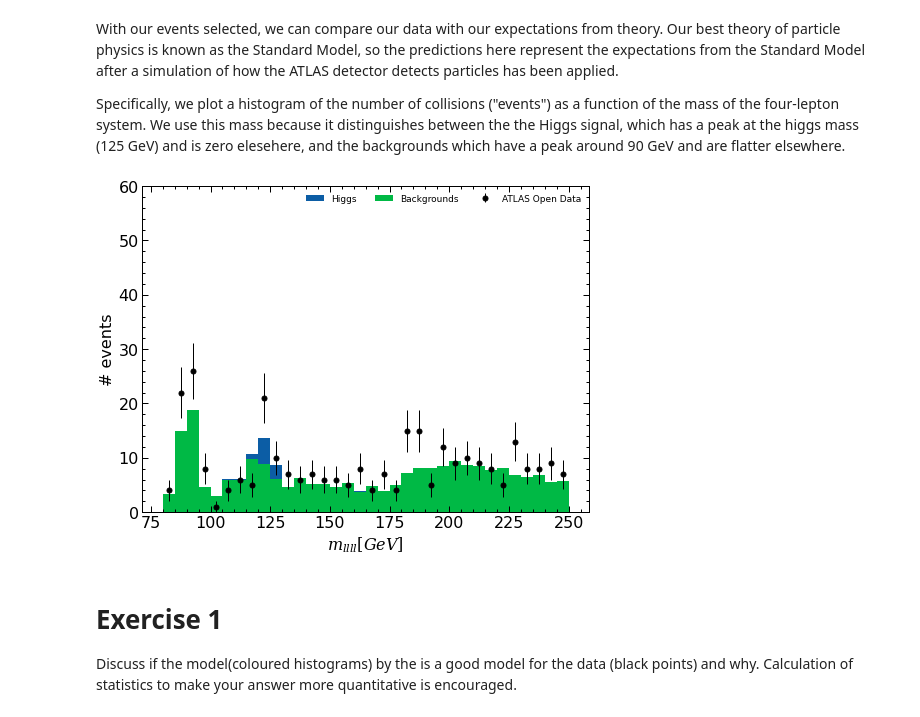
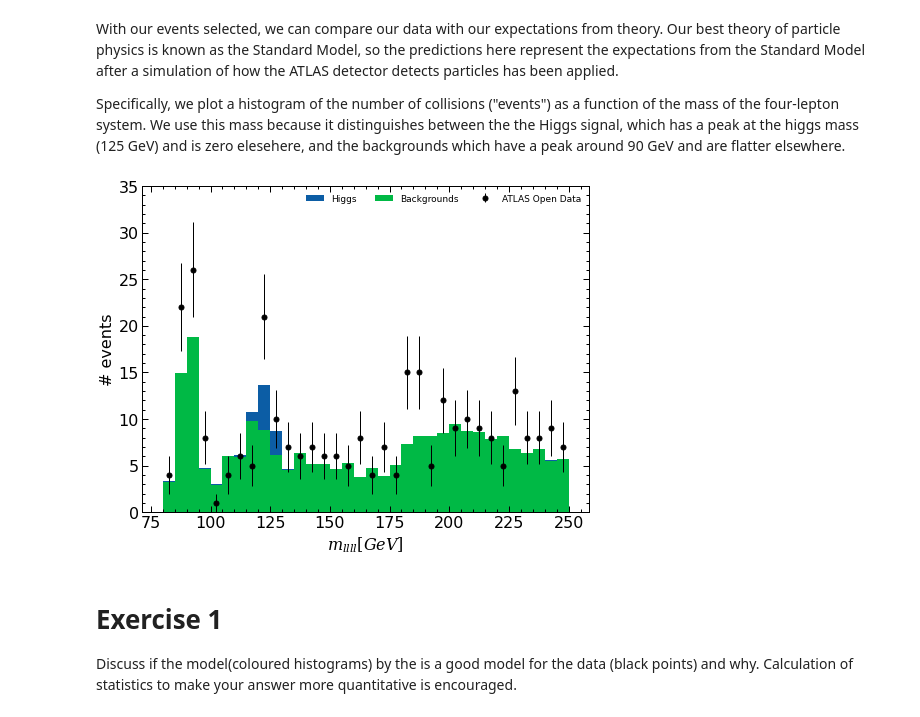
Before and after one commit to codecalec/UCT3rdYearLabATLASOpenData, a Jupyter notebook: DS_Tutorial_How_much_Higgs?.ipynb, the cells around one changed output. Cells and saved outputs as stored; diff of their text form; code cells hidden in the pictures.

```diff
--- a/DS_Tutorial_How_much_Higgs?.ipynb
+++ b/DS_Tutorial_How_much_Higgs?.ipynb
@@ -219,14 +219,18 @@ Specifically, we plot a histogram of the number of collisions ("events") as a fu
 # %%
 hep.histplot([H_bkg, H_125], bins=bins_ar, stack=True, label=["Backgrounds", "Higgs"], histtype='fill')
 hep.histplot([H_data], bins=bins_ar, stack=False, yerr=True, histtype="errorbar", color="black",label="ATLAS Open Data")
 
 plt.legend(loc=1, ncol=3, fontsize=9)
 plt.xlabel("$m_{llll} [GeV]$")
 plt.ylabel("# events")
-plt.ylim([0.0, 60])
+plt.ylim([0.0, 35])
+
+with plt.style.context('science'):
+    plt.savefig("no_param.pdf")
+
 plt.show()
 # %% [output]
-[figure, old version]
+[figure, new version]
 # %% [markdown]
 # Exercise 1
  Discuss if the model(coloured histograms) by the is a good model for the data (black points) and why.
```
Also changed, not shown: parts of 6 cells of this notebook, 2 other files.
